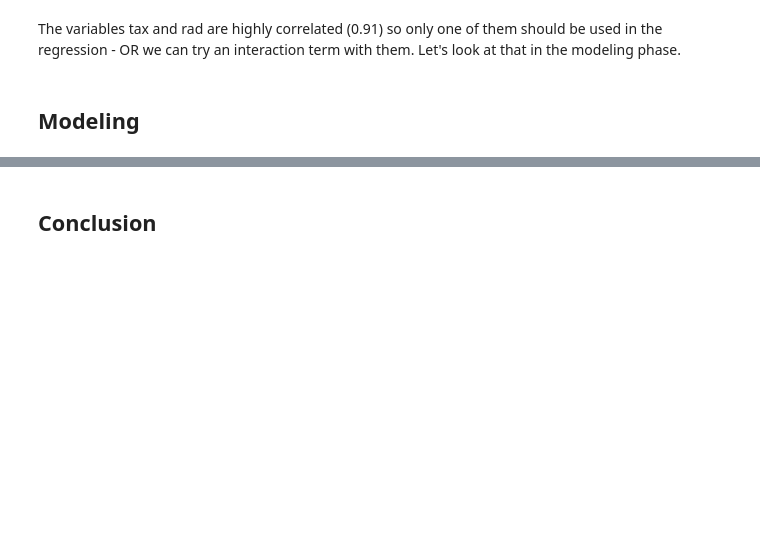
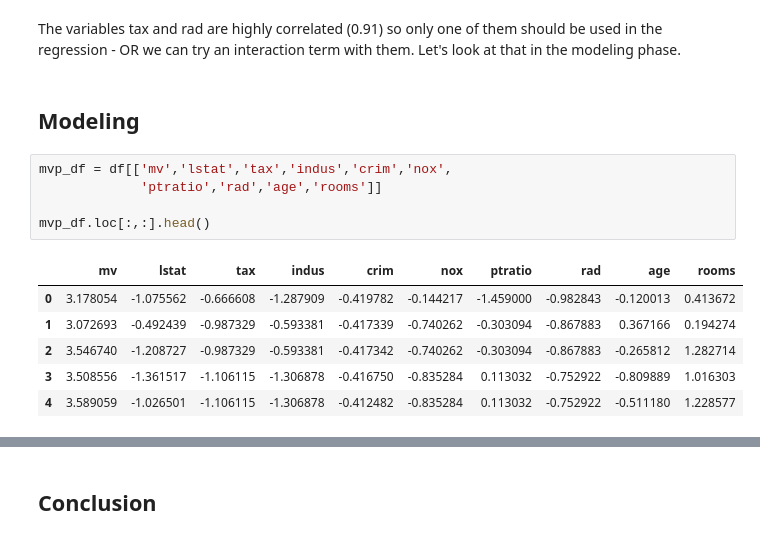
Before and after one commit to bstrain71/422_boston_housing, a Jupyter notebook: Strain_Boston_Housing.ipynb, the cells around one changed output, grey strips where cells are left out. Drawn from its saved outputs; the diff is of its cells as text; blank space fills up the shorter version.

```diff
--- a/Strain_Boston_Housing.ipynb
+++ b/Strain_Boston_Housing.ipynb
@@ -365,3 +101,15 @@ The variables tax and rad are highly correlated (0.91) so only one of them shoul
 we can try an interaction term with them. Let's look at that in the modeling phase.
 # %% [markdown]
 ## Modeling
+# %%
+mvp_df = df[['mv','lstat','tax','indus','crim','nox',
+             'ptratio','rad','age','rooms']]
+
+mvp_df.loc[:,:].head()
+# %% [output]
+|  | mv | lstat | tax | indus | crim | nox | ptratio | rad | age | rooms |
+| 0 | 3.178054 | -1.075562 | -0.666608 | -1.287909 | -0.419782 | -0.144217 | -1.459000 | -0.982843 | -0.120013 | 0.413672 |
+| 1 | 3.072693 | -0.492439 | -0.987329 | -0.593381 | -0.417339 | -0.740262 | -0.303094 | -0.867883 | 0.367166 | 0.194274 |
+| 2 | 3.546740 | -1.208727 | -0.987329 | -0.593381 | -0.417342 | -0.740262 | -0.303094 | -0.867883 | -0.265812 | 1.282714 |
+| 3 | 3.508556 | -1.361517 | -1.106115 | -1.306878 | -0.416750 | -0.835284 | 0.113032 | -0.752922 | -0.809889 | 1.016303 |
+| 4 | 3.589059 | -1.026501 | -1.106115 | -1.306878 | -0.412482 | -0.835284 | 0.113032 | -0.752922 | -0.511180 | 1.228577 |
```
Also changed, not shown: parts of 4 cells of this notebook.
